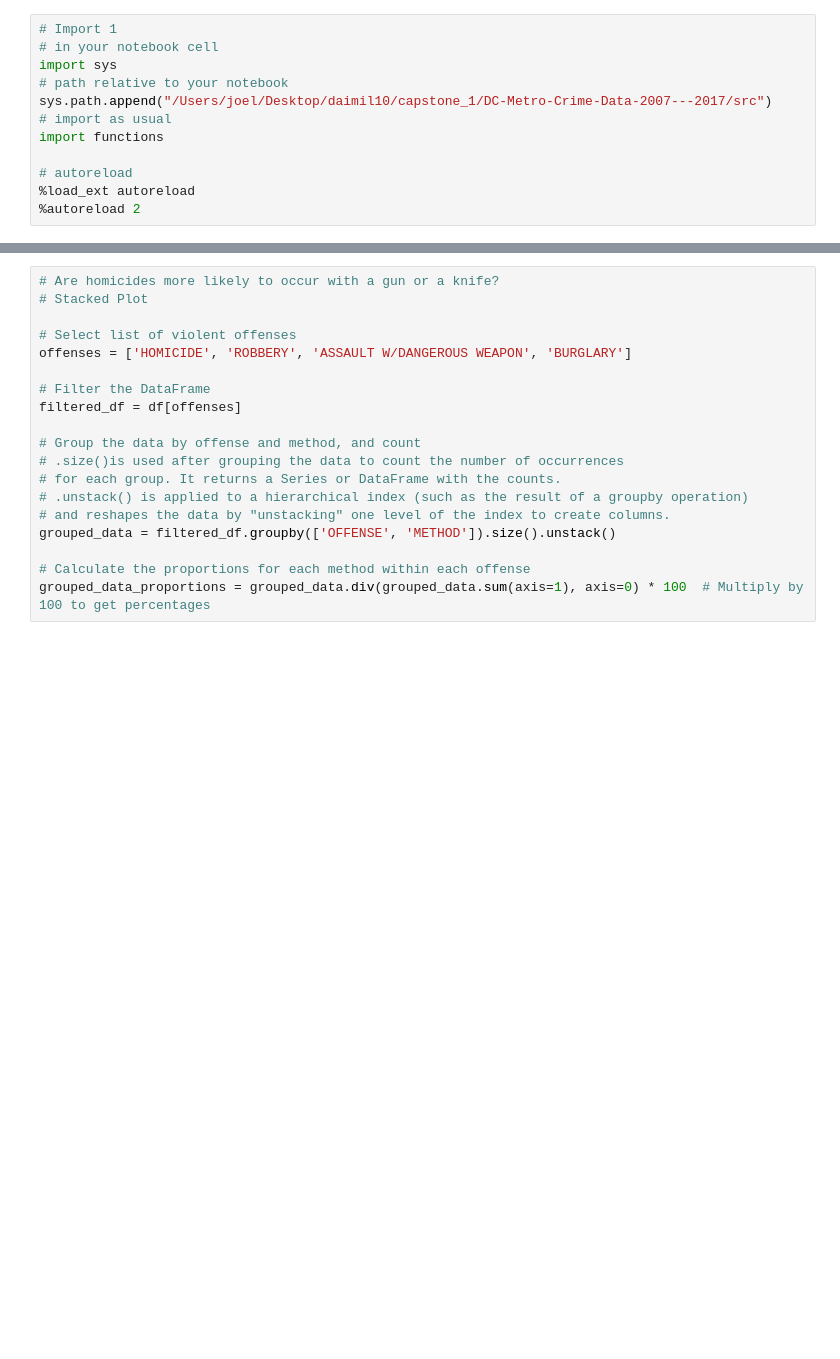
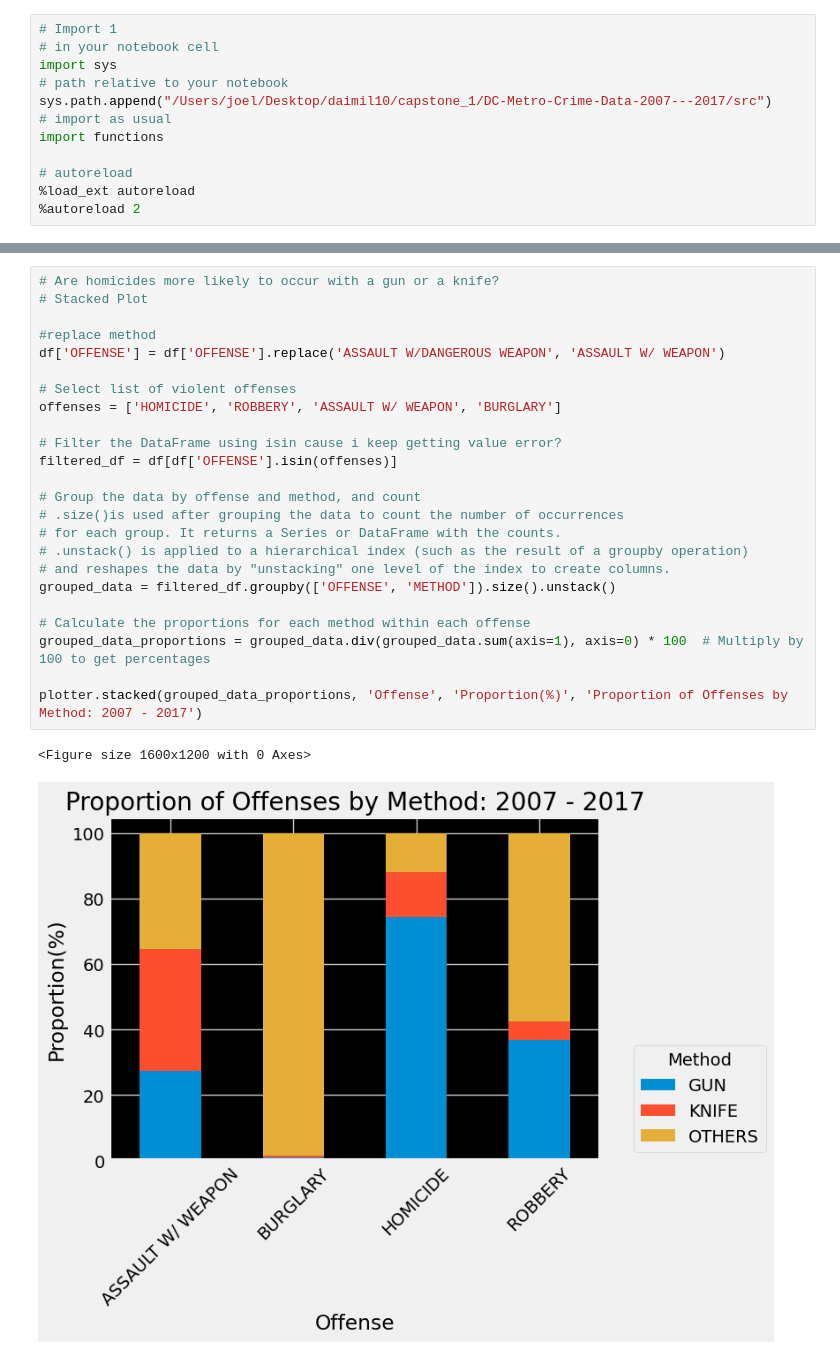
Before and after one commit to 1seanob1337/DC-Metro-Crime-Data-2007---2017, a Jupyter notebook: notebooks/work.ipynb, the cells around one changed output, grey strips where cells are left out. Cells and saved outputs as stored; diff of their text form; blank space fills up the shorter version.

```diff
--- a/notebooks/work.ipynb
+++ b/notebooks/work.ipynb
@@ -126,21 +269,29 @@ corr_matrix = correlation_df.corr()
 # %%
 # Are homicides more likely to occur with a gun or a knife?
 # Stacked Plot
 
+#replace method
+df['OFFENSE'] = df['OFFENSE'].replace('ASSAULT W/DANGEROUS WEAPON', 'ASSAULT W/ WEAPON')
+
 # Select list of violent offenses
-offenses = ['HOMICIDE', 'ROBBERY', 'ASSAULT W/DANGEROUS WEAPON', 'BURGLARY']
+offenses = ['HOMICIDE', 'ROBBERY', 'ASSAULT W/ WEAPON', 'BURGLARY']
 
-# Filter the DataFrame
-filtered_df = df[offenses]
+# Filter the DataFrame using isin cause i keep getting value error?
+filtered_df = df[df['OFFENSE'].isin(offenses)]
 
 # Group the data by offense and method, and count
 # .size()is used after grouping the data to count the number of occurrences
 # for each group. It returns a Series or DataFrame with the counts.
 # .unstack() is applied to a hierarchical index (such as the result of a groupby operation)
 # and reshapes the data by "unstacking" one level of the index to create columns.
 grouped_data = filtered_df.groupby(['OFFENSE', 'METHOD']).size().unstack()
 
 # Calculate the proportions for each method within each offense
 grouped_data_proportions = grouped_data.div(grouped_data.sum(axis=1), axis=0) * 100  # Multiply by 100 to get percentages
+
+plotter.stacked(grouped_data_proportions, 'Offense', 'Proportion(%)', 'Proportion of Offenses by Method: 2007 - 2017')
+# %% [output]
+<Figure size 1600x1200 with 0 Axes>
+[figure, added]
 # %%
 # Extra: Folium Experiment?
```
Also changed, not shown: parts of 17 cells of this notebook, 6 other files.
